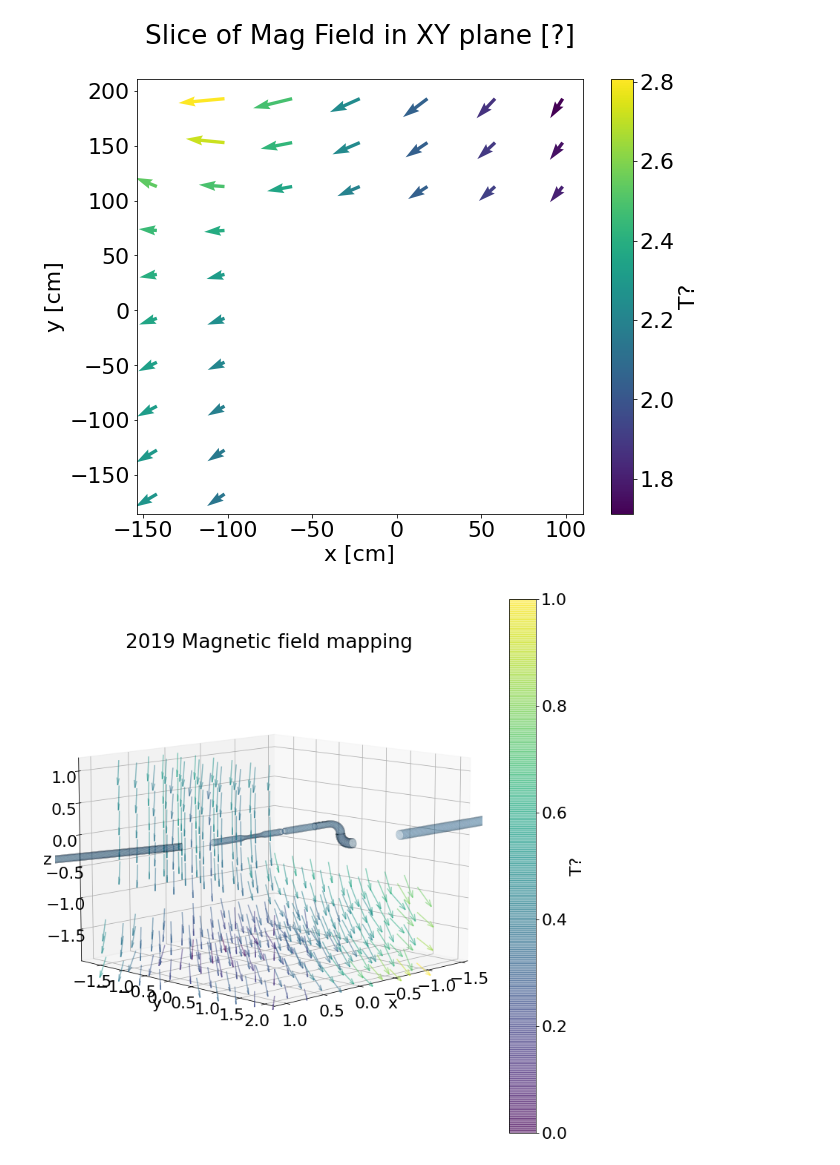
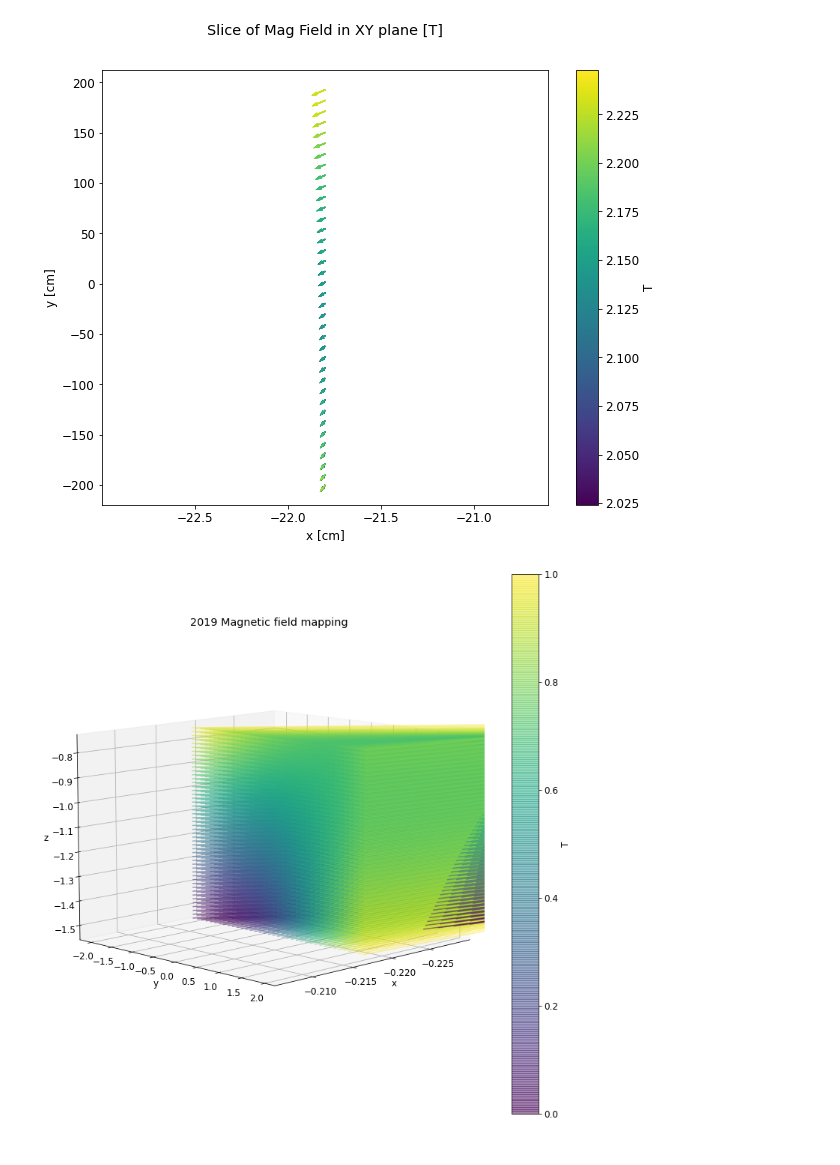
Before and after one commit to eklem1/MesonMagMapping, a Jupyter notebook: MagneticMappingPrevWork/MagMapping-export_TH/MagFieldTesting.ipynb, the cells around one changed output. Cells and saved outputs as stored; diff of their text form; code cells hidden in the pictures.

Commit message:
recreated the X plane interpolation results.

```diff
--- a/MagneticMappingPrevWork/MagMapping-export_TH/MagFieldTesting.ipynb
+++ b/MagneticMappingPrevWork/MagMapping-export_TH/MagFieldTesting.ipynb
@@ -36,7 +36,9 @@ def returnVals(data, xrange, yrange, zrange):
 
 # file = "data_export/map_export_[-141.8,98.2]_[-327.2,192.8]_[-100.0,100.0].csv"
 # file = "data_export/map_export_[-141.8,98.2]_[-327.2,192.8]_[-100.0,300.0].csv"
-file = "data_export/map_export_[-141.8,98.2]_[-327.2,192.8]_[-200.0,400.0].csv"
+# file = "data_export/map_export_[-141.8,98.2]_[-327.2,192.8]_[-200.0,400.0].csv"
+file = "data_export/map_interpXcut50_[-141.8,98.2]_[-327.2,192.8]_[-180.0,250.0].csv"
+
 
 # cols = np.genfromtxt(file, delimiter=',', userows=1, dtype='|S19')
 BField_Names = np.genfromtxt(file, delimiter=',', names=True).dtype.names
@@ -81,5 +83,5 @@ plt.show()
 # %%
-plt.rcParams['font.size'] = '22'
+plt.rcParams['font.size'] = '12'
 # print(returnVals(BField_data, [0, 150], [-1, 10], [-.5, .5]))
 x,y,z,Bx,By,Bz = returnVals(BField_data, [-200, 200], [-200, 200], [-120, -90])
 
@@ -91,13 +93,13 @@ x,y,z,Bx,By,Bz = returnVals(BField_data, [-200, 200], [-200, 200], [-120, -90])
 # Bz = df_BField_data['B_z']
 
 fig1, ax1 = plt.subplots(figsize=(10, 8))
-ax1.set_title('Slice of Mag Field in XY plane [?]' ,pad=35)
+ax1.set_title('Slice of Mag Field in XY plane [T]' ,pad=35)
 
 M = np.sqrt(Bx**2+By**2+Bz**2)
 # print(M)
 Q = ax1.quiver(x, y, Bx,By, M, units='width')
 
-cbar = fig1.colorbar(Q, label="T?")
+cbar = fig1.colorbar(Q, label="T")
 ax1.set_xlabel("x [cm]")
 ax1.set_ylabel("y [cm]")
 
@@ -106,7 +108,7 @@ ax1.set_ylabel("y [cm]")
 
 plt.show()
 # %% [output]
-[figure, old version]
+[figure, new version]
 # %%
 ###### plt.rcParams['font.size'] = '22'
 fig = plt.figure(figsize=(10, 10))
@@ -117,36 +119,40 @@ plt.title("2019 Magnetic field mapping", pad=-10)
 
 x,y,z,Bx,By,Bz = returnVals(BField_data, [-200, 200], [-200, 200], [-200, 200], )
 c = np.sqrt(Bx**2+By**2+Bz**2)
 
+# """
 # Flatten and normalize
 c = (c.ravel() - c.min()) / c.ptp()
 # Repeat for each body line and two head lines
 c = np.concatenate((c, np.repeat(c, 2)))
+# """
 # Colormap
+# # c = plt.cm.viridis(c)
+# Q = axes.quiver(x/100,y/100,z/100,Bx,By,Bz, length=.4, alpha=0.5)
+
 c = plt.cm.viridis(c)
-
 Q = axes.quiver(x/100,y/100,z/100,Bx,By,Bz, colors=c, length=.4, normalize=True, alpha=0.5)
-cbar = fig.colorbar(Q, label="T?")
+cbar = fig.colorbar(Q, label="T")
 
 #loads all the file I have in this folder as STLs
 STLpath = '../../PENTrackAnalysis/STLsToGraph'
 stl_array = os.listdir(STLpath)
 
 for STLfile in stl_array:
 #     print(STLfile)
     ppf.graphSTL(STLpath+'/'+STLfile, axes)
 
 axes.view_init(elev=10., azim=45)
 # axes.set_xlim(-4, 6)
 # axes.set_ylim(-2, 1)
 # axes.set_zlim(-0.6, 0.6)
 axes.set_xlabel('x')
 axes.set_ylabel('y')
 axes.set_zlabel('z')
 
 plt.show()
 # %% [output]
-[figure, old version]
+[figure, new version]
 # %%
 ###### plt.rcParams['font.size'] = '22'
 fig = plt.figure(figsize=(10, 10))
```
Also changed, not shown: parts of 4 cells of this notebook, 1 other file.
